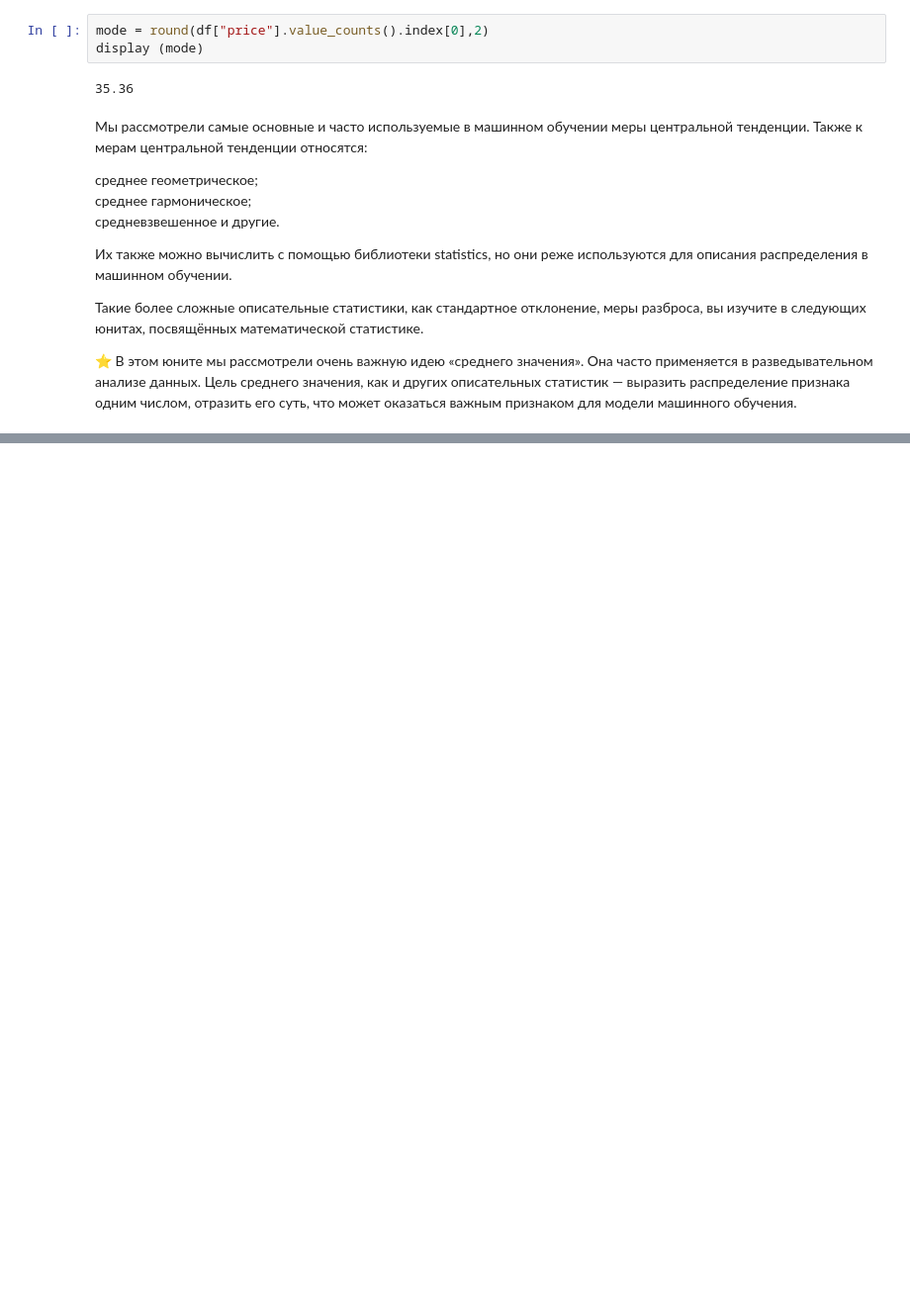
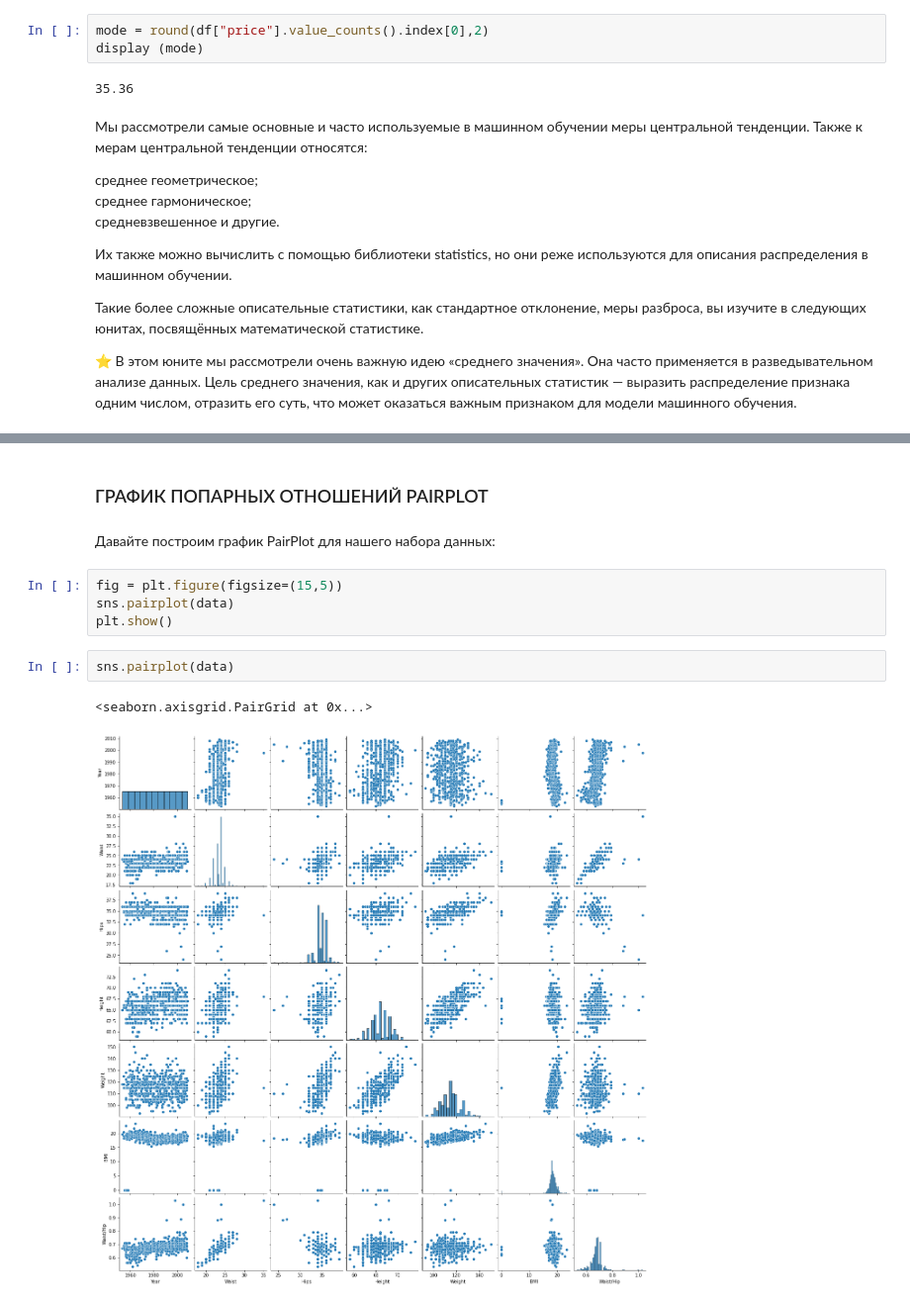
Before and after one commit to anton031179/sf_data_science, a Jupyter notebook: EDA-2/eda-2.ipynb, the cells around one changed output, grey strips where cells are left out. Shown at 99% size. Cells and saved outputs as stored; diff of their text form; blank space fills up the shorter version.

```diff
--- a/EDA-2/eda-2.ipynb
+++ b/EDA-2/eda-2.ipynb
@@ -229,0 +652,13 @@ display (mode)
+# %% [markdown]
+### ГРАФИК ПОПАРНЫХ ОТНОШЕНИЙ PAIRPLOT
+# %% [markdown]
+Давайте построим график PairPlot для нашего набора данных:
+# %%
+fig = plt.figure(figsize=(15,5))
+sns.pairplot(data)
+plt.show()
+# %%
+sns.pairplot(data)
+# %% [output]
+<seaborn.axisgrid.PairGrid at 0x...>
+[figure, added]
```
Also changed, not shown: parts of 79 cells of this notebook, 34 other files.
